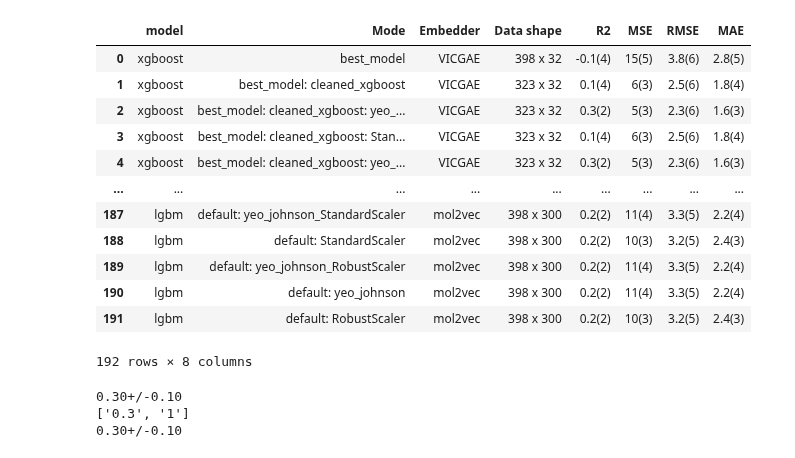
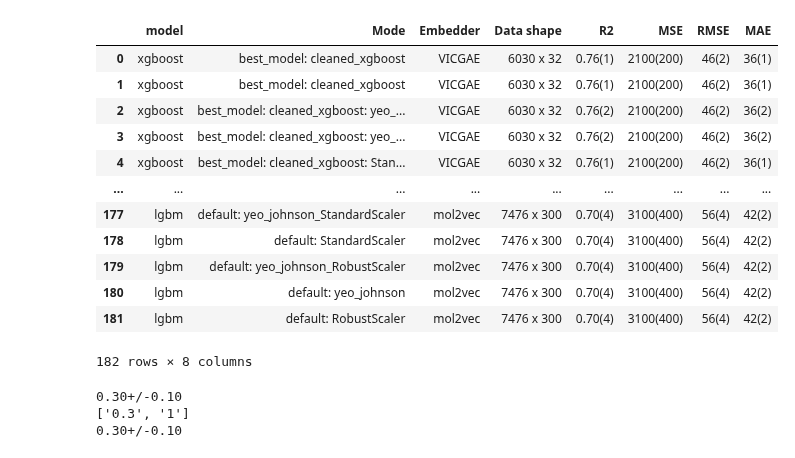
Before and after one commit to aravindhnivas/cxml_py, a Jupyter notebook: notebooks/testing.ipynb, the cells around one changed output. Saved outputs shown, nothing was run; the diff lists cells and outputs as text; code cells hidden in the pictures.

```diff
--- a/notebooks/testing.ipynb
+++ b/notebooks/testing.ipynb
@@ -6,24 +6,25 @@ from sklearn.model_selection import train_test_split
 from cleanlab.regression.learn import CleanLearning
 from load_data import processed_data_dirs, property_names, property_units, titles
 # %%
-metrics_loc = pt('/Users/aravindhnivas/Documents/ML-properties/[PHYSICAL CONSTANTS OF ORGANIC COMPOUNDS]/vp_kPa_25C_filtered_ydata_processed_data/analysis_data/filtered/vp_kPa_25C_topelements_processed_data/metrics')
+metrics_loc = pt('/Users/aravindhnivas/Documents/ML-properties/[PHYSICAL CONSTANTS OF ORGANIC COMPOUNDS]/tmp_C_processed_data/analysis_data/filtered/tmpC_topelements_processed_data/metrics')
+# metrics_loc = pt('/Users/aravindhnivas/Library/CloudStorage/OneDrive-MassachusettsInstituteofTechnology/ML-properties/[PHYSICAL CONSTANTS OF ORGANIC COMPOUNDS]/vp_kPa_25C_filtered_ydata_processed_data/analysis_data/filtered/vp_kPa_25C_topelements_processed_data/metrics')
 all_metrics_csv = metrics_loc/'all_metrics.csv'
 metrics_df = pd.read_csv(all_metrics_csv, index_col=0)
 metrics_df
 # %% [output]
 |  | model | Mode | Embedder | Data shape | R2 | MSE | RMSE | MAE |
-| 0 | xgboost | best_model | VICGAE | 398 x 32 | -0.1(4) | 15(5) | 3.8(6) | 2.8(5) |
-| 1 | xgboost | best_model: cleaned_xgboost | VICGAE | 323 x 32 | 0.1(4) | 6(3) | 2.5(6) | 1.8(4) |
-| 2 | xgboost | best_model: cleaned_xgboost: yeo_... | VICGAE | 323 x 32 | 0.3(2) | 5(3) | 2.3(6) | 1.6(3) |
-| 3 | xgboost | best_model: cleaned_xgboost: Stan... | VICGAE | 323 x 32 | 0.1(4) | 6(3) | 2.5(6) | 1.8(4) |
-| 4 | xgboost | best_model: cleaned_xgboost: yeo_... | VICGAE | 323 x 32 | 0.3(2) | 5(3) | 2.3(6) | 1.6(3) |
+| 0 | xgboost | best_model: cleaned_xgboost | VICGAE | 6030 x 32 | 0.76(1) | 2100(200) | 46(2) | 36(1) |
+| 1 | xgboost | best_model: cleaned_xgboost | VICGAE | 6030 x 32 | 0.76(1) | 2100(200) | 46(2) | 36(1) |
+| 2 | xgboost | best_model: cleaned_xgboost: yeo_... | VICGAE | 6030 x 32 | 0.76(2) | 2100(200) | 46(2) | 36(2) |
+| 3 | xgboost | best_model: cleaned_xgboost: yeo_... | VICGAE | 6030 x 32 | 0.76(2) | 2100(200) | 46(2) | 36(2) |
+| 4 | xgboost | best_model: cleaned_xgboost: Stan... | VICGAE | 6030 x 32 | 0.76(1) | 2100(200) | 46(2) | 36(1) |
 | ... | ... | ... | ... | ... | ... | ... | ... | ... |
-| 187 | lgbm | default: yeo_johnson_StandardScaler | mol2vec | 398 x 300 | 0.2(2) | 11(4) | 3.3(5) | 2.2(4) |
-| 188 | lgbm | default: StandardScaler | mol2vec | 398 x 300 | 0.2(2) | 10(3) | 3.2(5) | 2.4(3) |
-| 189 | lgbm | default: yeo_johnson_RobustScaler | mol2vec | 398 x 300 | 0.2(2) | 11(4) | 3.3(5) | 2.2(4) |
-| 190 | lgbm | default: yeo_johnson | mol2vec | 398 x 300 | 0.2(2) | 11(4) | 3.3(5) | 2.2(4) |
-| 191 | lgbm | default: RobustScaler | mol2vec | 398 x 300 | 0.2(2) | 10(3) | 3.2(5) | 2.4(3) |
+| 177 | lgbm | default: yeo_johnson_StandardScaler | mol2vec | 7476 x 300 | 0.70(4) | 3100(400) | 56(4) | 42(2) |
+| 178 | lgbm | default: StandardScaler | mol2vec | 7476 x 300 | 0.70(4) | 3100(400) | 56(4) | 42(2) |
+| 179 | lgbm | default: yeo_johnson_RobustScaler | mol2vec | 7476 x 300 | 0.70(4) | 3100(400) | 56(4) | 42(2) |
+| 180 | lgbm | default: yeo_johnson | mol2vec | 7476 x 300 | 0.70(4) | 3100(400) | 56(4) | 42(2) |
+| 181 | lgbm | default: RobustScaler | mol2vec | 7476 x 300 | 0.70(4) | 3100(400) | 56(4) | 42(2) |
-192 rows × 8 columns
+182 rows × 8 columns
 # %%
 from uncertainties import ufloat_fromstr, ufloat
 value = '0.3(1)'
```
Also changed, not shown: parts of 2 cells of this notebook.
